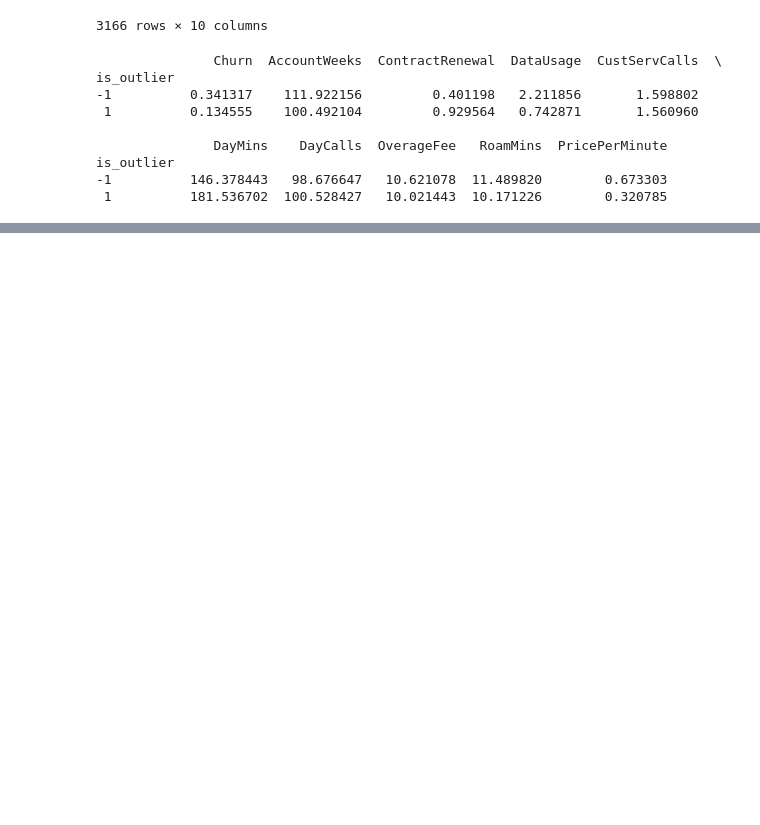
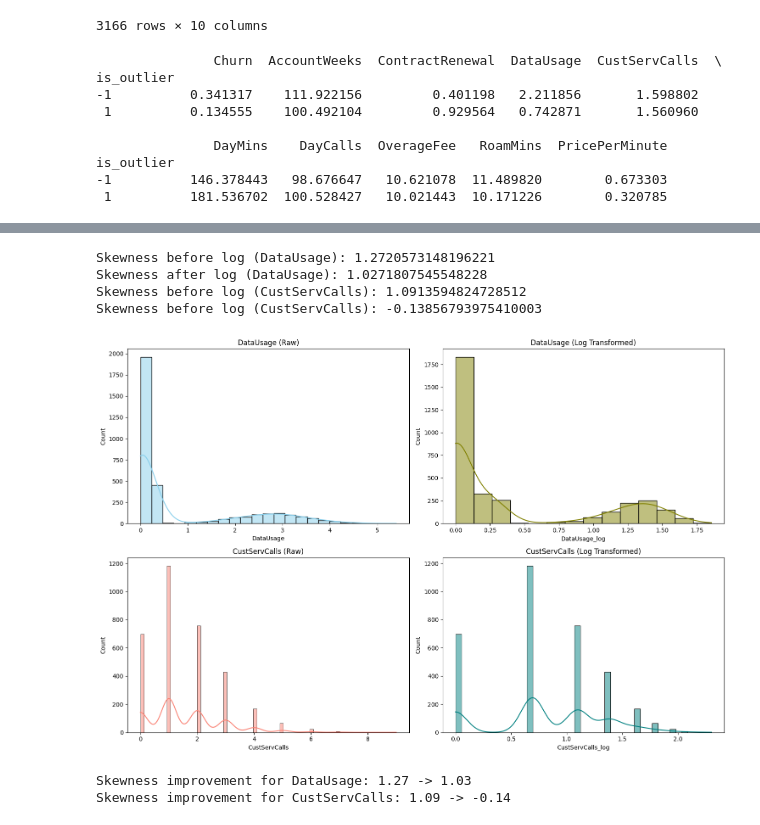
Before and after one commit to Francesca9933/ml-customer-churn-prediction, a Jupyter notebook: customer_churn_prediction.ipynb, the cells around one changed output, grey strips where cells are left out. Saved outputs shown, nothing was run; the diff lists cells and outputs as text; code cells hidden in the pictures; blank space fills up the shorter version.

Commit message:
logarithmic transformation of DataUsage and CustServCalls + binarization of DataUsage

```diff
--- a/customer_churn_prediction.ipynb
+++ b/customer_churn_prediction.ipynb
@@ -523,0 +527,36 @@ is_outlier
+# %%
+# Apply transformation to create new Gaussian-like features
+df['DataUsage_log'] = np.log1p(df['DataUsage'])
+df['CustServCalls_log'] = np.log1p(df['CustServCalls'])
+
+# Check the new distribution
+print("Skewness before log (DataUsage):", df['DataUsage'].skew())
+print("Skewness after log (DataUsage):", df['DataUsage_log'].skew())
+print("Skewness before log (CustServCalls):", df['CustServCalls'].skew())
+print("Skewness before log (CustServCalls):", df['CustServCalls_log'].skew())
+
+# Set up the plotting area
+fig, axes = plt.subplots(2, 2, figsize=(15, 10))
+
+# DataUsage Comparison
+sns.histplot(df['DataUsage'], kde=True, ax=axes[0, 0], color='skyblue').set_title('DataUsage (Raw)')
+sns.histplot(df['DataUsage_log'], kde=True, ax=axes[0, 1], color='olive').set_title('DataUsage (Log Transformed)')
+
+# CustServCalls Comparison
+sns.histplot(df['CustServCalls'], kde=True, ax=axes[1, 0], color='salmon').set_title('CustServCalls (Raw)')
+sns.histplot(df['CustServCalls_log'], kde=True, ax=axes[1, 1], color='teal').set_title('CustServCalls (Log Transformed)')
+
+plt.tight_layout()
+plt.show()
+
+# Print mathematical proof of improvement (Skewness closer to 0 is better)
+print(f"Skewness improvement for DataUsage: {df['DataUsage'].skew():.2f} -> {df['DataUsage_log'].skew():.2f}")
+print(f"Skewness improvement for CustServCalls: {df['CustServCalls'].skew():.2f} -> {df['CustServCalls_log'].skew():.2f}")
+# %% [output]
+Skewness before log (DataUsage): 1.2720573148196221
+Skewness after log (DataUsage): 1.0271807545548228
+Skewness before log (CustServCalls): 1.0913594824728512
+Skewness before log (CustServCalls): -0.13856793975410003
+[figure, added]
+Skewness improvement for DataUsage: 1.27 -> 1.03
+Skewness improvement for CustServCalls: 1.09 -> -0.14
```
Also changed, not shown: parts of 2 cells of this notebook, 1 other file.
